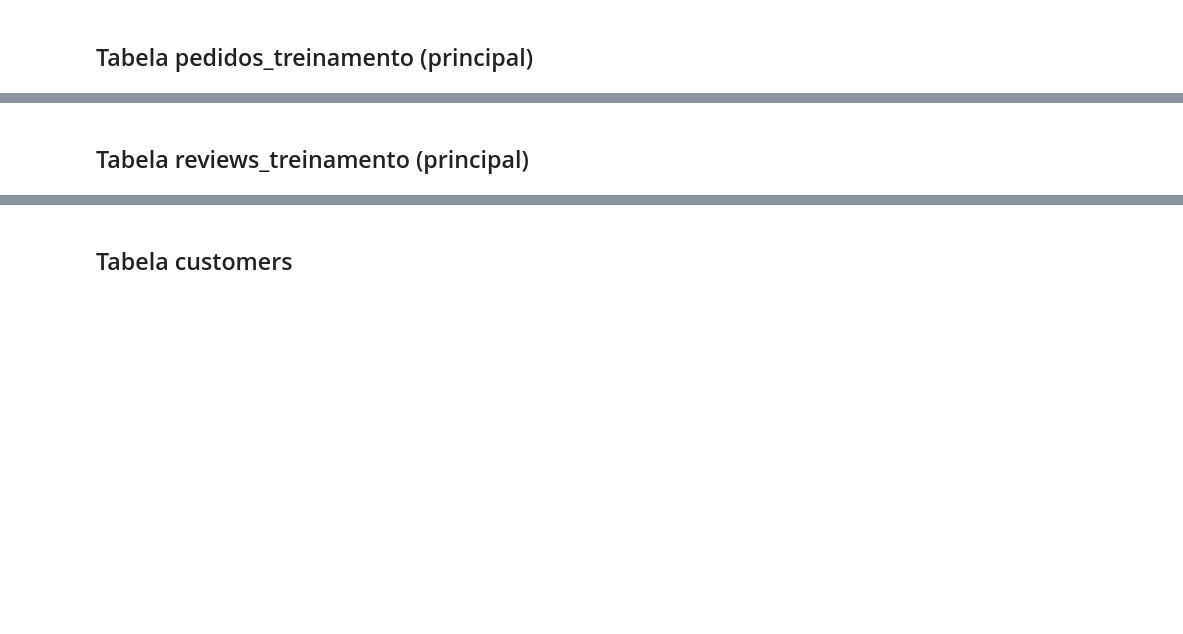
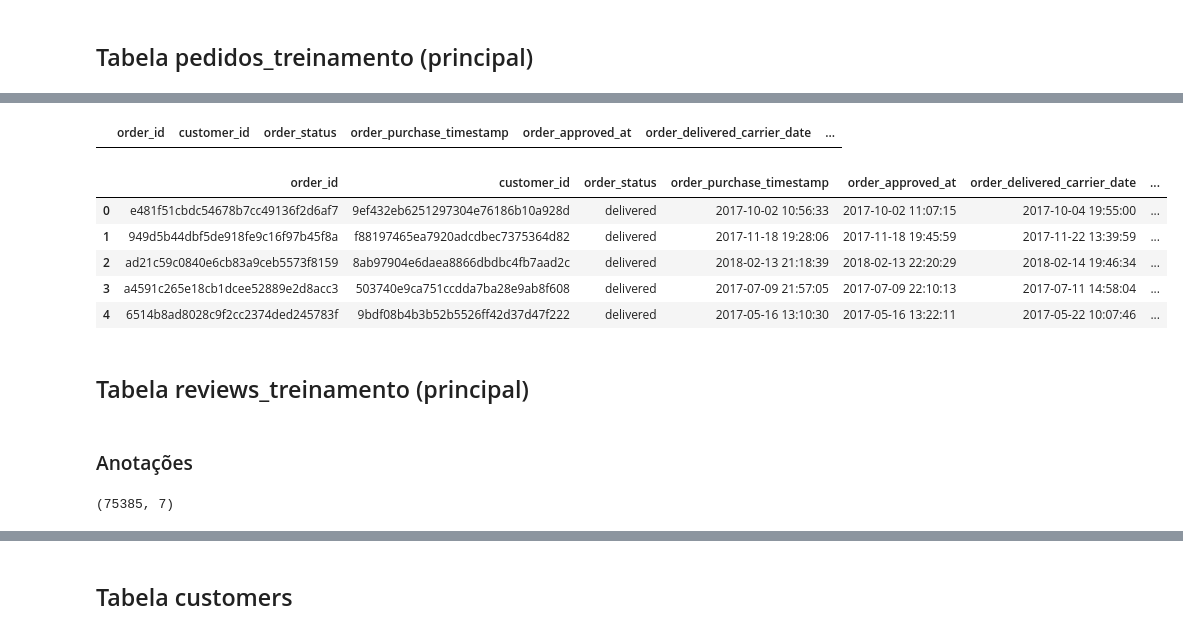
Before and after one commit to LuckyTrousers/GTHC-Projeto-Janeiro-Kaggle, a Jupyter notebook: eda-gthc-projeto-janeiro.ipynb, the cells around one changed output, grey strips where cells are left out. Drawn from its saved outputs; the diff is of its cells as text; code cells hidden in the pictures; blank space fills up the shorter version.

```diff
--- a/eda-gthc-projeto-janeiro.ipynb
+++ b/eda-gthc-projeto-janeiro.ipynb
@@ -35,2 +92,24 @@ print(f"pedidos_teste: {pedidos_teste.shape}")
+# %%
+# Verificando se há valores duplicados
+pedidos_treinamento.loc[pedidos_treinamento.duplicated()]
+# %% [output]
+|  | order_id | customer_id | order_status | order_purchase_timestamp | order_approved_at | order_delivered_carrier_date | ... |
+# %%
+# Visualização dos dados
+pedidos_treinamento.head()
+# %% [output]
+|  | order_id | customer_id | order_status | order_purchase_timestamp | order_approved_at | order_delivered_carrier_date | ... |
+| 0 | e481f51cbdc54678b7cc49136f2d6af7 | 9ef432eb6251297304e76186b10a928d | delivered | 2017-10-02 10:56:33 | 2017-10-02 11:07:15 | 2017-10-04 19:55:00 | ... |
+| 1 | 949d5b44dbf5de918fe9c16f97b45f8a | f88197465ea7920adcdbec7375364d82 | delivered | 2017-11-18 19:28:06 | 2017-11-18 19:45:59 | 2017-11-22 13:39:59 | ... |
+| 2 | ad21c59c0840e6cb83a9ceb5573f8159 | 8ab97904e6daea8866dbdbc4fb7aad2c | delivered | 2018-02-13 21:18:39 | 2018-02-13 22:20:29 | 2018-02-14 19:46:34 | ... |
+| 3 | a4591c265e18cb1dcee52889e2d8acc3 | 503740e9ca751ccdda7ba28e9ab8f608 | delivered | 2017-07-09 21:57:05 | 2017-07-09 22:10:13 | 2017-07-11 14:58:04 | ... |
+| 4 | 6514b8ad8028c9f2cc2374ded245783f | 9bdf08b4b3b52b5526ff42d37d47f222 | delivered | 2017-05-16 13:10:30 | 2017-05-16 13:22:11 | 2017-05-22 10:07:46 | ... |
 # %% [markdown]
 ## Tabela reviews_treinamento (principal)
+# %% [markdown]
+### Anotações
+# %%
+# Tamanho da Tabela
+reviews_treinamento.shape
+# %% [output]
+(75385, 7)
```
Also changed, not shown: parts of 67 cells of this notebook.
